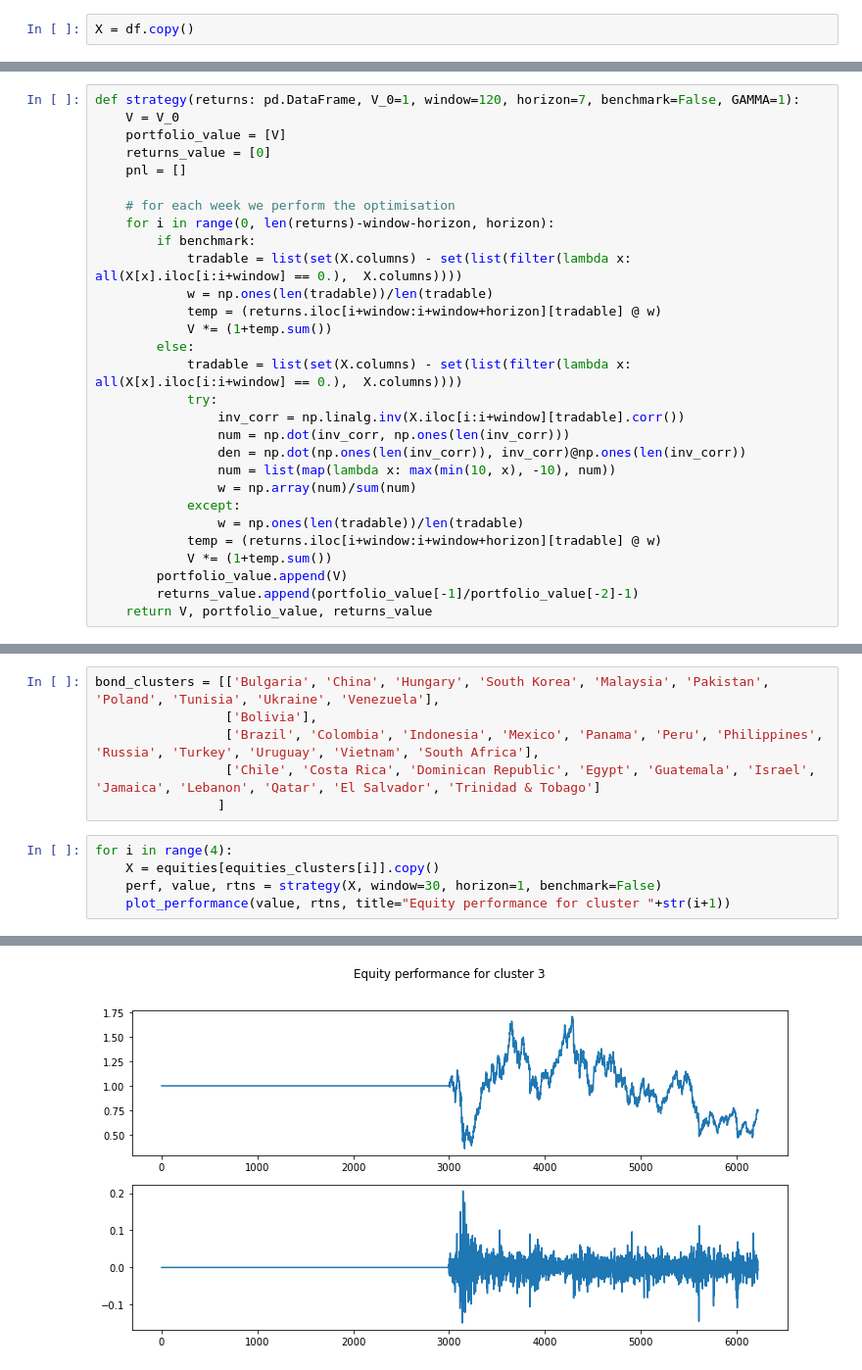
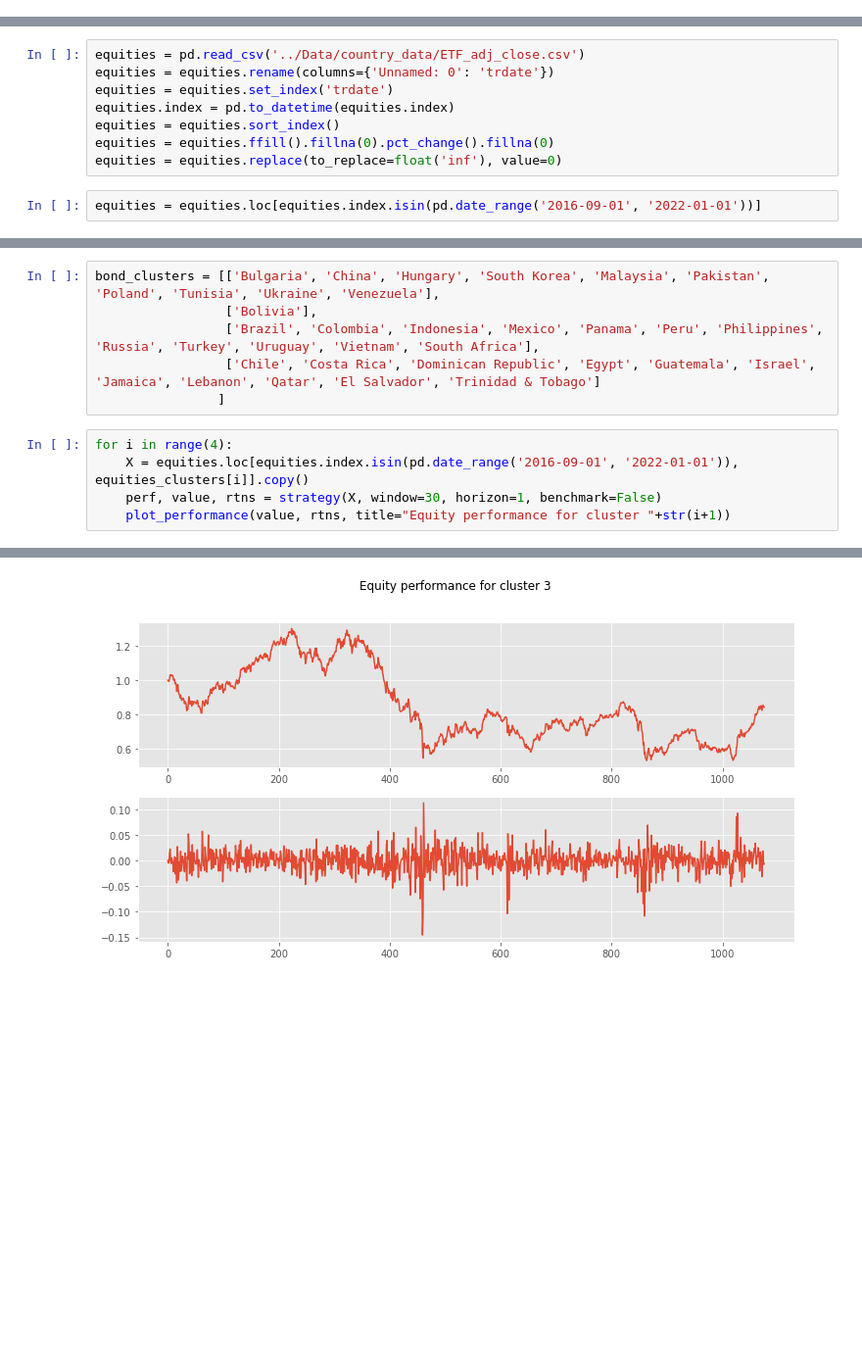
Before and after one commit to wingwingz/AFP, a Jupyter notebook: Experiments/Loic stuff.ipynb, the cells around one changed output, grey strips where cells are left out. Shown: that part at 98% size. Saved outputs shown, nothing was run; the diff lists cells and outputs as text; blank space fills up the shorter version.

Commit message:
Rerunning the computation with adjustment for proper time window

```diff
--- a/Experiments/Loic stuff.ipynb
+++ b/Experiments/Loic stuff.ipynb
@@ -22,5 +29,3 @@ new_columns = {}
 
 for i in range(len(names)):
     new_columns[(names['Index BBG Ticker']+' Index').loc[i]] = names['Full Index Name'].apply(lambda x: x.split(' ')[4]).loc[i]
-# %%
-X = df.copy()
@@ -30,0 +34,10 @@ X = X.resample('W').sum()
+# %%
+equities = pd.read_csv('../Data/country_data/ETF_adj_close.csv')
+equities = equities.rename(columns={'Unnamed: 0': 'trdate'})
+equities = equities.set_index('trdate')
+equities.index = pd.to_datetime(equities.index)
+equities = equities.sort_index()
+equities = equities.ffill().fillna(0).pct_change().fillna(0)
+equities = equities.replace(to_replace=float('inf'), value=0)
+# %%
+equities = equities.loc[equities.index.isin(pd.date_range('2016-09-01', '2022-01-01'))]
@@ -74,29 +99,0 @@ plot_performance(value_bench, rtns_bench, title="Plot of benchmark value and ret
-# %%
-def strategy(returns: pd.DataFrame, V_0=1, window=120, horizon=7, benchmark=False, GAMMA=1):
-    V = V_0
-    portfolio_value = [V]
-    returns_value = [0]
-    pnl = []
-
-    # for each week we perform the optimisation
-    for i in range(0, len(returns)-window-horizon, horizon):
-        if benchmark:
-            tradable = list(set(X.columns) - set(list(filter(lambda x: all(X[x].iloc[i:i+window] == 0.),  X.columns))))
-            w = np.ones(len(tradable))/len(tradable)
-            temp = (returns.iloc[i+window:i+window+horizon][tradable] @ w)
-            V *= (1+temp.sum())
-        else:
-            tradable = list(set(X.columns) - set(list(filter(lambda x: all(X[x].iloc[i:i+window] == 0.),  X.columns))))
-            try:
-                inv_corr = np.linalg.inv(X.iloc[i:i+window][tradable].corr())
-                num = np.dot(inv_corr, np.ones(len(inv_corr)))
-                den = np.dot(np.ones(len(inv_corr)), inv_corr)@np.ones(len(inv_corr))
-                num = list(map(lambda x: max(min(10, x), -10), num))
-                w = np.array(num)/sum(num)
-            except:
-                w = np.ones(len(tradable))/len(tradable)
-            temp = (returns.iloc[i+window:i+window+horizon][tradable] @ w)
-            V *= (1+temp.sum())
-        portfolio_value.append(V)
-        returns_value.append(portfolio_value[-1]/portfolio_value[-2]-1)
-    return V, portfolio_value, returns_value
@@ -146,7 +132,7 @@ bond_clusters = [['Bulgaria', 'China', 'Hungary', 'South Korea', 'Malaysia', 'Pa
                 ]
 # %%
 for i in range(4):
-    X = equities[equities_clusters[i]].copy()
+    X = equities.loc[equities.index.isin(pd.date_range('2016-09-01', '2022-01-01')), equities_clusters[i]].copy()
     perf, value, rtns = strategy(X, window=30, horizon=1, benchmark=False)
     plot_performance(value, rtns, title="Equity performance for cluster "+str(i+1))
 # %% [output]
@@ -155 +141 @@ for i in range(4):
-[figure, old version]
+[figure, new version]
```
Also changed, not shown: parts of 34 cells of this notebook.
